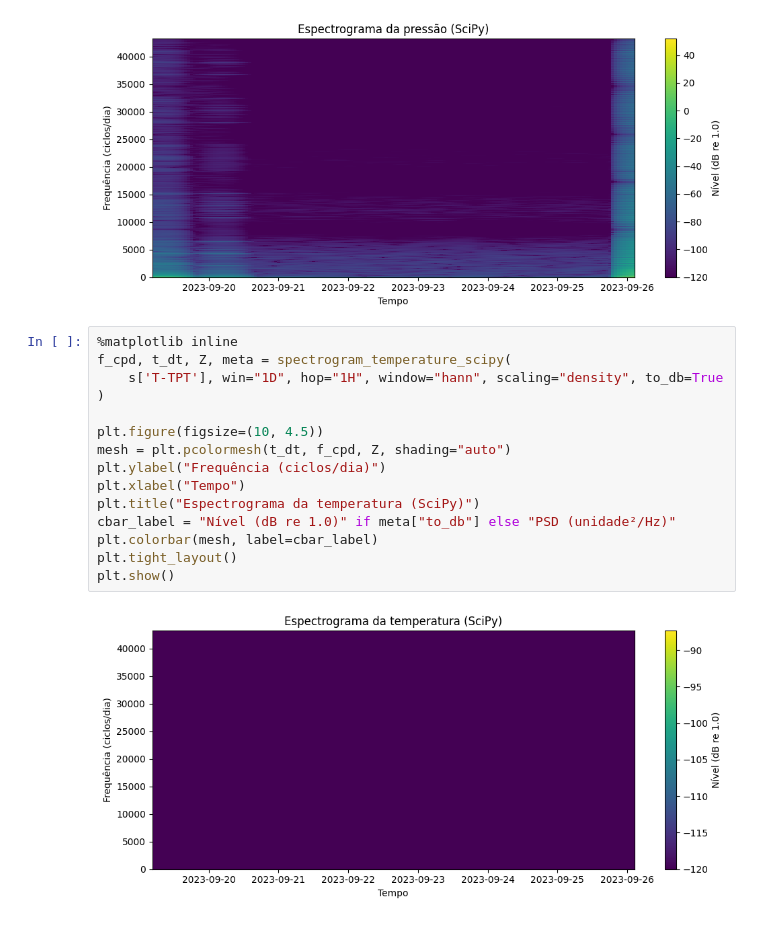
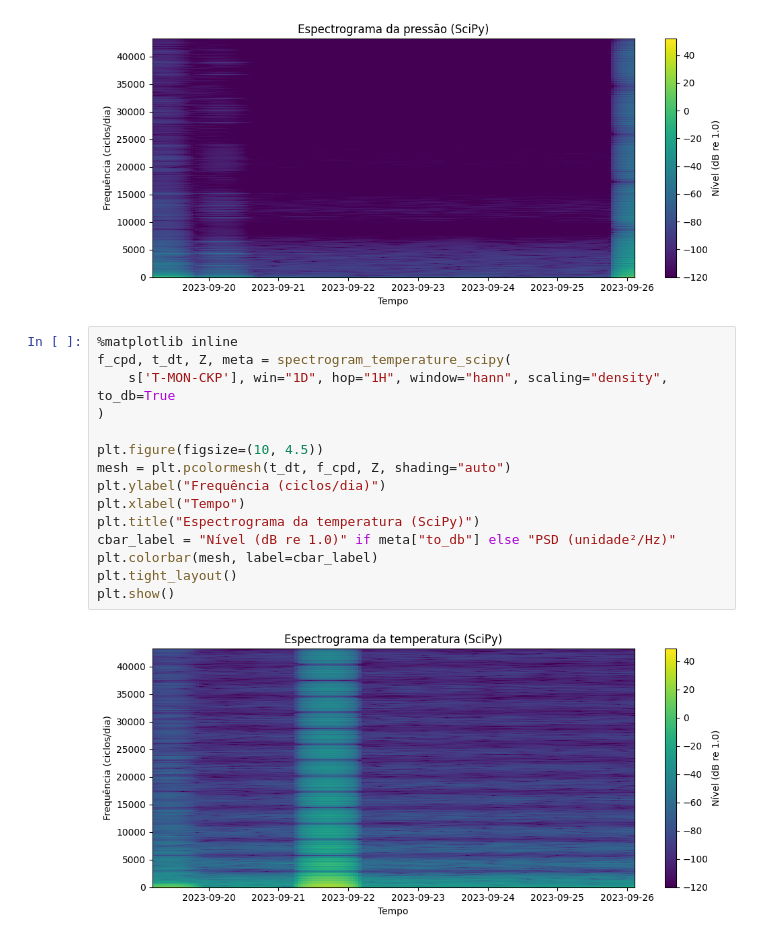
Before and after one commit to natmourajr/CPE883-2025-02, a Jupyter notebook: experiments/3W/timecaps/timecaps.ipynb, the cells around one changed output. Cells and saved outputs as stored; diff of their text form.

```diff
--- a/experiments/3W/timecaps/timecaps.ipynb
+++ b/experiments/3W/timecaps/timecaps.ipynb
@@ -96,17 +96,17 @@ plt.show()
 # %%
 %matplotlib inline
 f_cpd, t_dt, Z, meta = spectrogram_temperature_scipy(
-    s['T-TPT'], win="1D", hop="1H", window="hann", scaling="density", to_db=True
+    s['T-MON-CKP'], win="1D", hop="1H", window="hann", scaling="density", to_db=True
 )
 
 plt.figure(figsize=(10, 4.5))
 mesh = plt.pcolormesh(t_dt, f_cpd, Z, shading="auto")
 plt.ylabel("Frequência (ciclos/dia)")
 plt.xlabel("Tempo")
 plt.title("Espectrograma da temperatura (SciPy)")
 cbar_label = "Nível (dB re 1.0)" if meta["to_db"] else "PSD (unidade²/Hz)"
 plt.colorbar(mesh, label=cbar_label)
 plt.tight_layout()
 plt.show()
 # %% [output]
-[figure, old version]
+[figure, new version]
```
